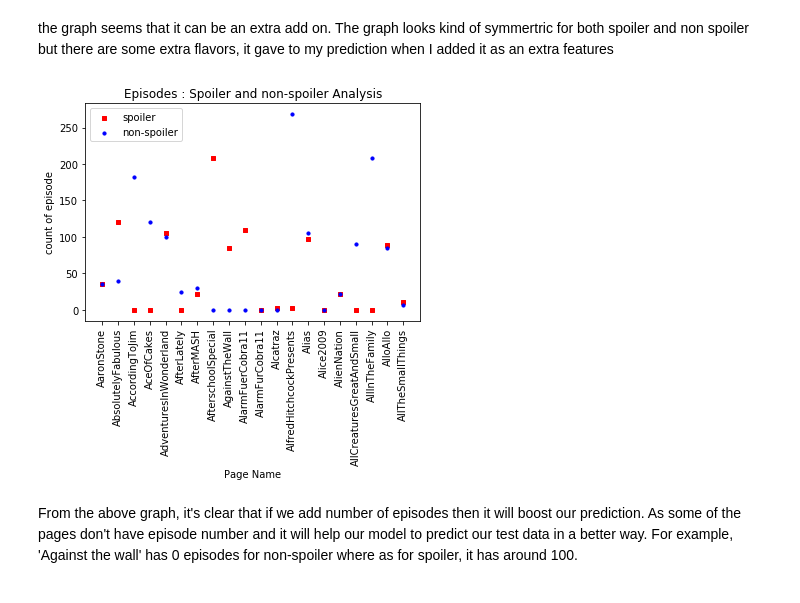
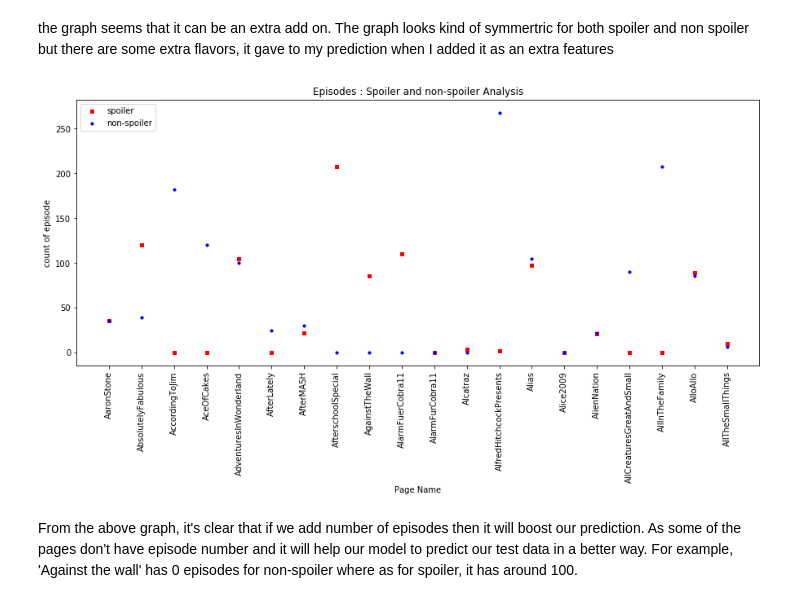
Before and after one commit to ajaykedia1992/CSCI5622-Machine-Learning, a Jupyter notebook: Homework 3_FeatureEngineering/Ajay_Kedia_Feature_Engineering.ipynb, the cells around one changed output. Cells and saved outputs as stored; diff of their text form; code cells hidden in the pictures.

```diff
--- a/Homework 3_FeatureEngineering/Ajay_Kedia_Feature_Engineering.ipynb
+++ b/Homework 3_FeatureEngineering/Ajay_Kedia_Feature_Engineering.ipynb
@@ -1391,36 +1391,36 @@ def get_training_data():
     return dfTrain
 # %%
 spoiler_list = dfTrain.loc[dfTrain[kTARGET_FIELD] == 1]
-spoiler_list = spoiler_list.drop_duplicates(subset='page')
+spoiler_list = spoiler_list.drop_duplicates(subset=kPAGE_FIELD)
 non_spoiler_list = dfTrain.loc[dfTrain[kTARGET_FIELD] == 0]
-non_spoiler_list = non_spoiler_list.drop_duplicates(subset='page')
+non_spoiler_list = non_spoiler_list.drop_duplicates(subset=kPAGE_FIELD)
 
 # page_group_spoiler = spoiler_list.groupby(kEPISODE_LIST).size().sort_values(ascending=False)
 # page_group_nonspoiler = non_spoiler_list.groupby(kEPISODE_LIST).size().sort_values(ascending=False)
 
 spoiler_movie_list = spoiler_list[kPAGE_FIELD]
 spoiler_episode_no = spoiler_list[kEPISODE_LIST]
 
 non_spoiler_movie_list = non_spoiler_list[kPAGE_FIELD]
 non_spoiler_episode_no = non_spoiler_list[kEPISODE_LIST]
 
 x = range(20)
-fig = plt.figure()
+fig = plt.figure(figsize=(15,6))
 ax1 = fig.add_subplot(111)
 ax1.scatter(x, spoiler_episode_no[0:20], s=10, c='r', marker="s", label='spoiler')
 plt.xticks(x,spoiler_movie_list[0:20])
 loc,labels= plt.xticks()
 plt.setp(labels, rotation = 90)
 ax1.scatter(x, non_spoiler_episode_no[0:20], s=10, c='b', marker="o", label='non-spoiler')
 plt.xticks(x,non_spoiler_movie_list[0:20])
 loc,labels= plt.xticks()
 plt.setp(labels, rotation = 90)
 plt.xlabel('Page Name')
 plt.ylabel('count of episode')
 plt.legend(loc='upper left')
 plt.title('Episodes : Spoiler and non-spoiler Analysis')
 plt.show()
 # %% [output]
-[figure, old version]
+[figure, new version]
 # %% [markdown]
 From the above graph, it's clear that if we add number of episodes then it will boost our prediction. As some of the pages don't have episode number and it will help our model to predict our test data in a better way. For example, 'Against the wall' has 0 episodes for non-spoiler where as for spoiler, it has around 100.
```
Also changed, not shown: parts of 2 cells of this notebook, 1 other file.
